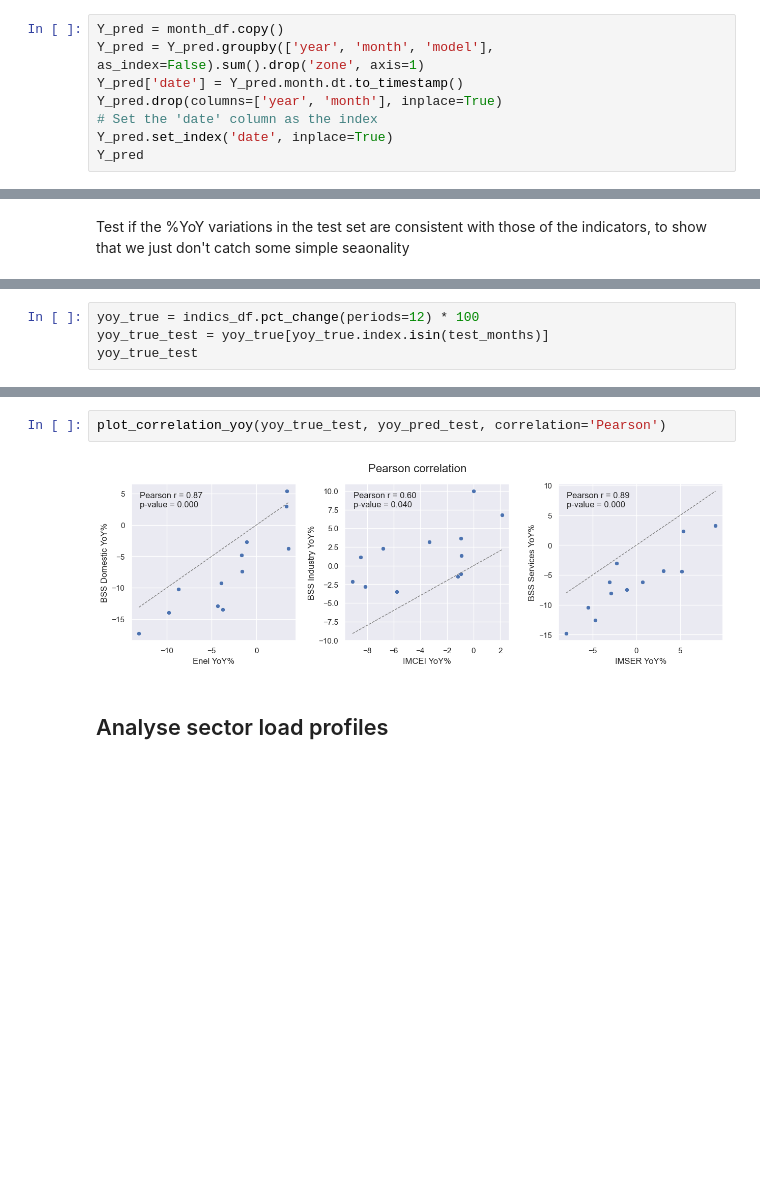
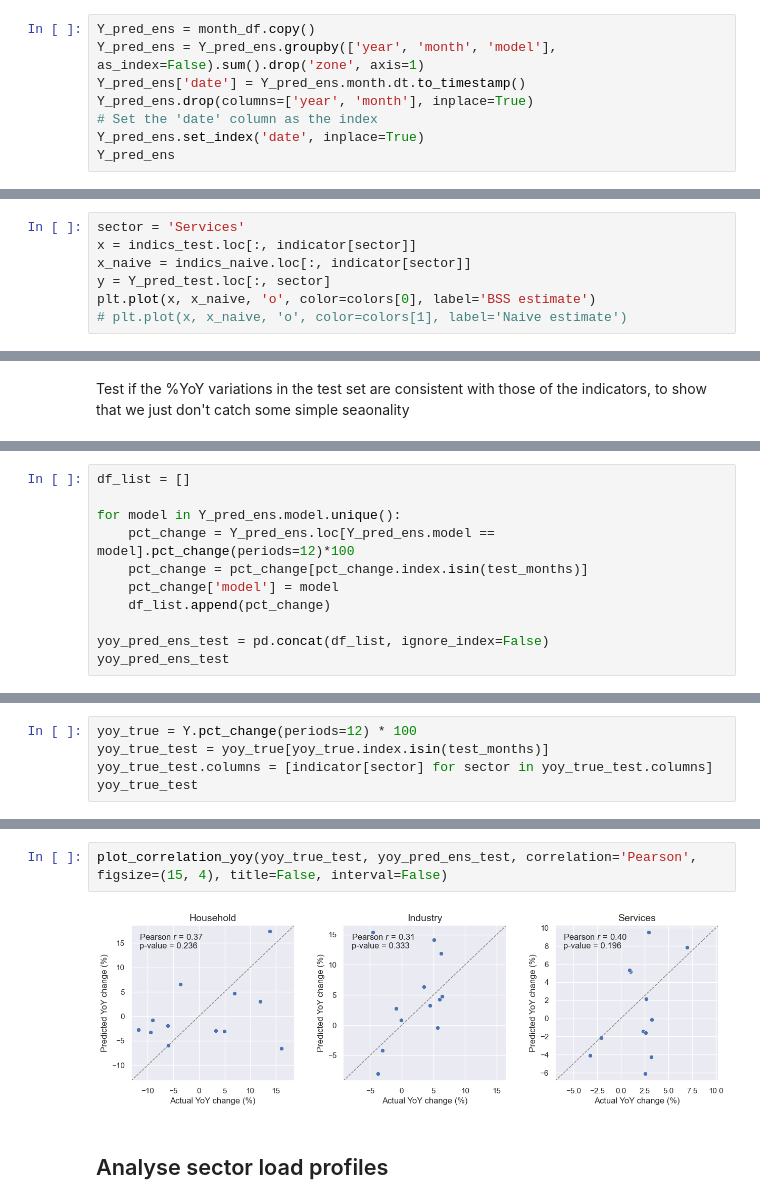
Before and after one commit to gkchln/load-bss, a Jupyter notebook: load_decomposition_analysis.ipynb, the cells around one changed output, grey strips where cells are left out. Saved outputs shown, nothing was run; the diff lists cells and outputs as text; blank space fills up the shorter version.

Commit message:
Misc. tests

```diff
--- a/load_decomposition_analysis.ipynb
+++ b/load_decomposition_analysis.ipynb
@@ -380,11 +463,11 @@ Y.head()
 # %%
-Y_pred = month_df.copy()
-Y_pred = Y_pred.groupby(['year', 'month', 'model'], as_index=False).sum().drop('zone', axis=1)
-Y_pred['date'] = Y_pred.month.dt.to_timestamp()
-Y_pred.drop(columns=['year', 'month'], inplace=True)
+Y_pred_ens = month_df.copy()
+Y_pred_ens = Y_pred_ens.groupby(['year', 'month', 'model'], as_index=False).sum().drop('zone', axis=1)
+Y_pred_ens['date'] = Y_pred_ens.month.dt.to_timestamp()
+Y_pred_ens.drop(columns=['year', 'month'], inplace=True)
 # Set the 'date' column as the index
-Y_pred.set_index('date', inplace=True)
-Y_pred
+Y_pred_ens.set_index('date', inplace=True)
+Y_pred_ens
 # %% [output]
 |  | model | Domestic | Industry | Services |
 | date |  |  |  |  |
@@ -414,0 +647,7 @@ plot_monthly_cons(Y_pred, Y, "Services", train_months, test_months, ylim={'botto
+# %%
+sector = 'Services'
+x = indics_test.loc[:, indicator[sector]]
+x_naive = indics_naive.loc[:, indicator[sector]]
+y = Y_pred_test.loc[:, sector]
+plt.plot(x, x_naive, 'o', color=colors[0], label='BSS estimate')
+# plt.plot(x, x_naive, 'o', color=colors[1], label='Naive estimate')
@@ -446,0 +728,11 @@ yoy_pred_test
+# %%
+df_list = []
+
+for model in Y_pred_ens.model.unique():
+    pct_change = Y_pred_ens.loc[Y_pred_ens.model == model].pct_change(periods=12)*100
+    pct_change = pct_change[pct_change.index.isin(test_months)]
+    pct_change['model'] = model
+    df_list.append(pct_change)
+
+yoy_pred_ens_test = pd.concat(df_list, ignore_index=False)
+yoy_pred_ens_test
@@ -447,5 +754,6 @@ yoy_pred_test
 # %%
-yoy_true = indics_df.pct_change(periods=12) * 100
+yoy_true = Y.pct_change(periods=12) * 100
 yoy_true_test = yoy_true[yoy_true.index.isin(test_months)]
+yoy_true_test.columns = [indicator[sector] for sector in yoy_true_test.columns]
 yoy_true_test
 # %% [output]
@@ -466,7 +805,7 @@ yoy_true_test
 # %%
-plot_correlation_yoy(yoy_true_test, yoy_pred_test, correlation='Pearson')
+plot_correlation_yoy(yoy_true_test, yoy_pred_ens_test, correlation='Pearson', figsize=(15, 4), title=False, interval=False)
 # %% [output]
-[figure, old version]
+[figure, new version]
 # %% [markdown]
 ## Analyse sector load profiles
 # %%
```
Also changed, not shown: parts of 55 cells of this notebook, 4 other files.
